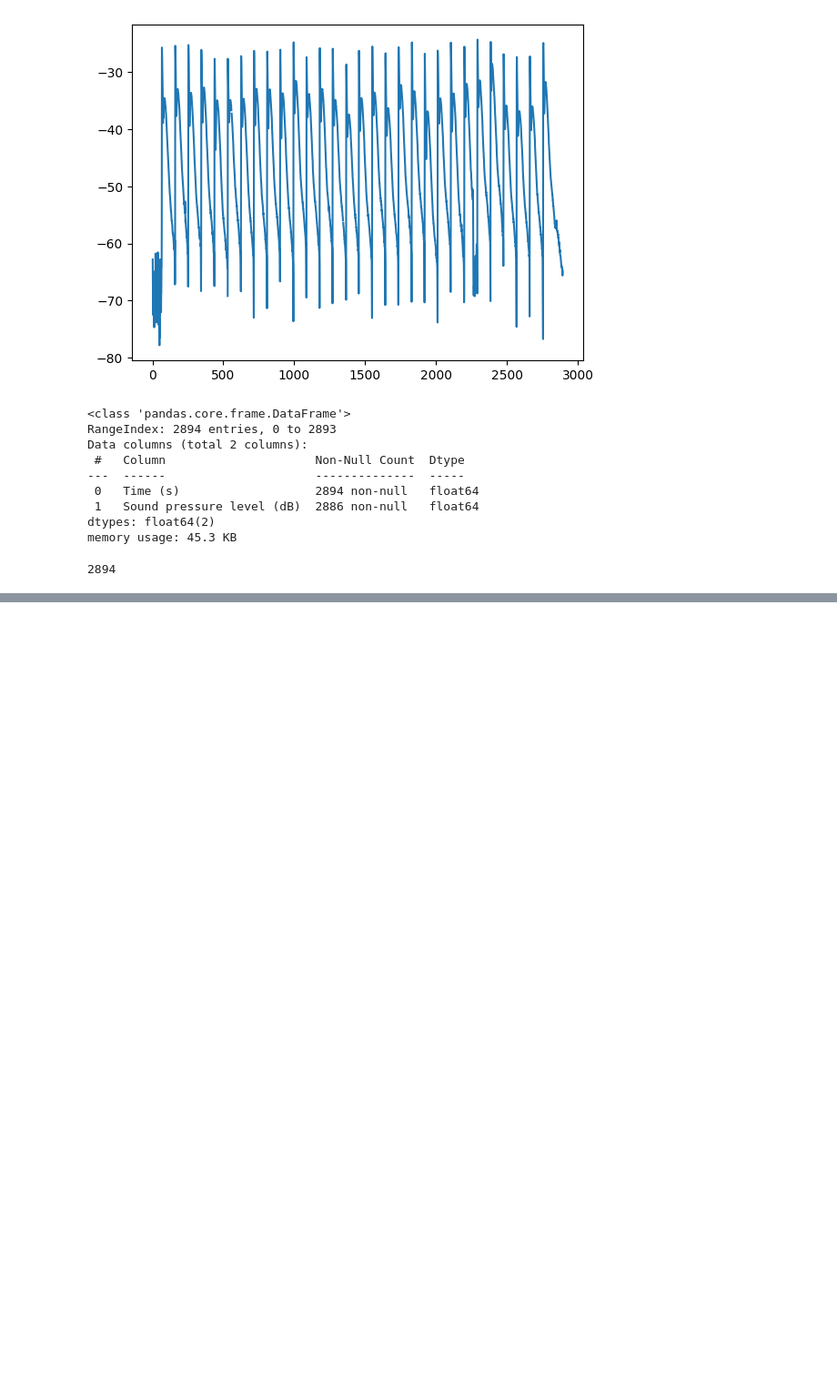
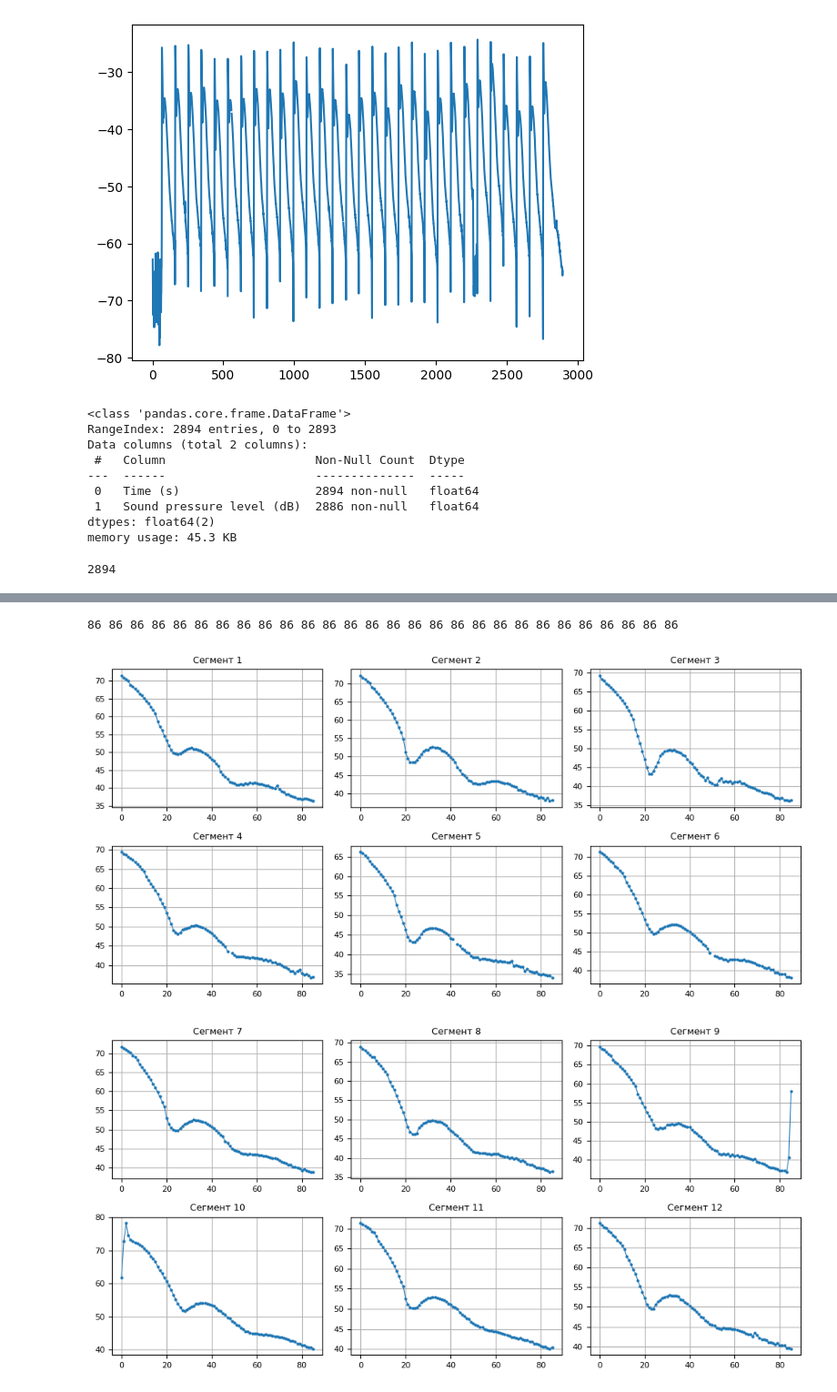
Before and after one commit to ArtemSivozdraw/Big_bata_pr_6, a Jupyter notebook: main.ipynb, the cells around one changed output, grey strips where cells are left out. Shown at 91% size. Drawn from its saved outputs; the diff is of its cells as text; code cells hidden in the pictures; blank space fills up the shorter version.

```diff
--- a/main.ipynb
+++ b/main.ipynb
@@ -3,7 +3,7 @@ import pandas as pb
 import numpy as np
 import matplotlib.pyplot as plt
 # %%
-df = pb.read_csv("1.csv")
+df = pd.read_csv("1.csv")
 # %%
 df
 # %% [output]
@@ -55,0 +66,12 @@ df["Sound pressure level (dB)"].size
+# %%
+def create_wave_list(filename) :
+    segments = []
+    temp = []
+    df = pd.read_csv(filename)
+    for i in range(10,df["Sound pressure level (dB)"].size):
+        temp.append(df["Sound pressure level (dB)"][i] + 100)
+
+        if df["Sound pressure level (dB)"][i] - df["Sound pressure level (dB)"][i-3] > 22 :
+            segments.append(np.array(temp))
+            temp = []
+    return segments
@@ -109,0 +120,9 @@ for i, segment in enumerate(segments):
+# %%
+segments = create_wave_list("2.csv")
+segments = segments[1:]
+segments = filter_real_waves(segments)
+draw_wave_list(segments)
+# %% [output]
+86 86 86 86 86 86 86 86 86 86 86 86 86 86 86 86 86 86 86 86 86 86 86 86 86 86 86 86
+[figure, added]
+[figure, added]
```
Also changed, not shown: parts of 13 cells of this notebook.
